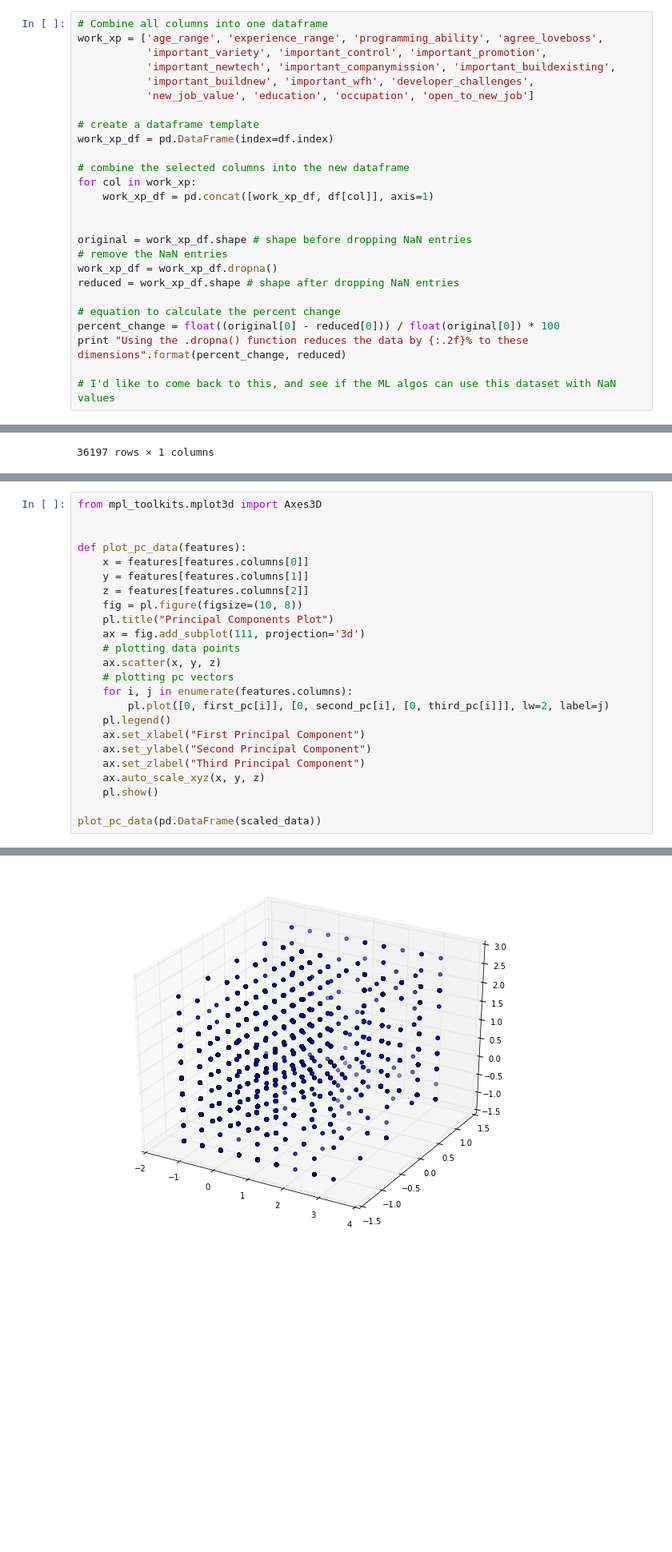
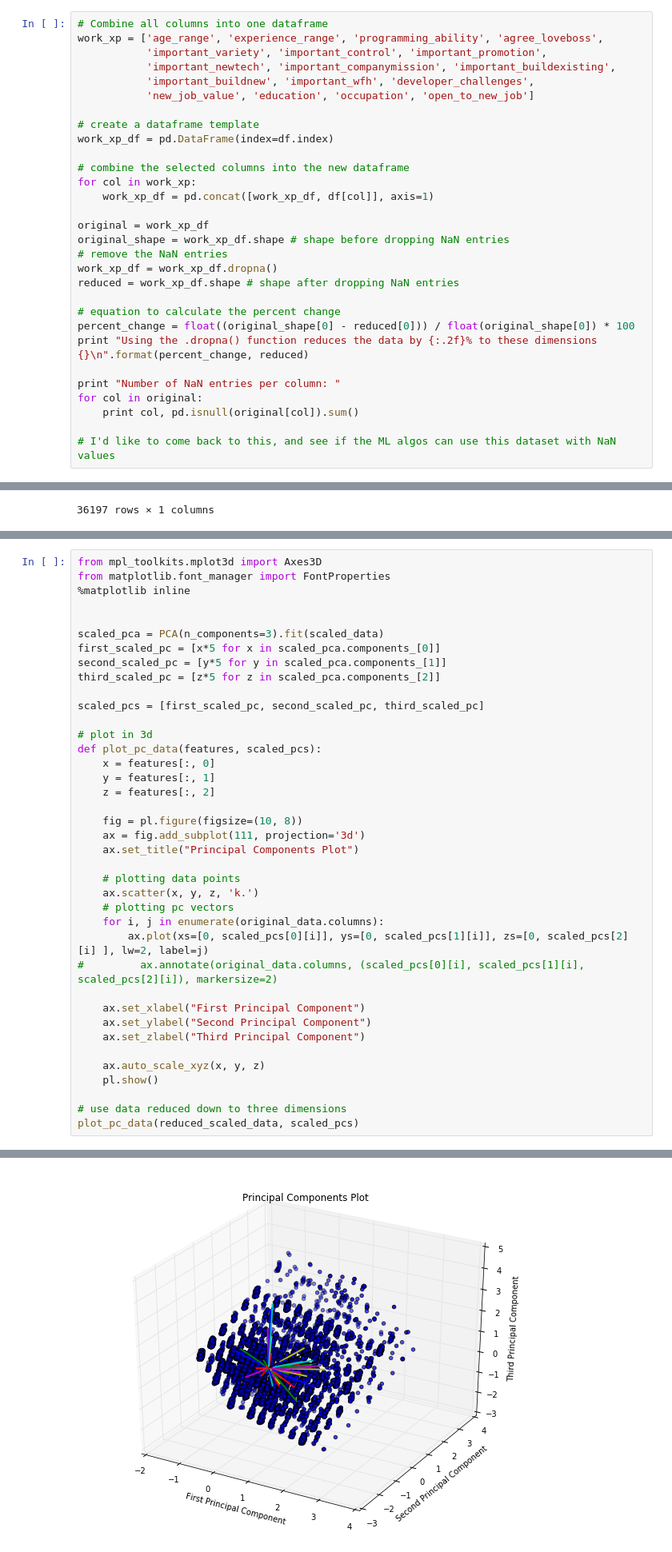
Before and after one commit to jonmhong/Stack_Overflow_Data, a Jupyter notebook: stack_overflow.ipynb, the cells around one changed output, grey strips where cells are left out. Shown at 80% size. Cells and saved outputs as stored; diff of their text form; blank space fills up the shorter version.

```diff
--- a/stack_overflow.ipynb
+++ b/stack_overflow.ipynb
@@ -136,15 +140,19 @@ work_xp_df = pd.DataFrame(index=df.index)
 for col in work_xp:
     work_xp_df = pd.concat([work_xp_df, df[col]], axis=1)
 
-
-original = work_xp_df.shape # shape before dropping NaN entries
+original = work_xp_df
+original_shape = work_xp_df.shape # shape before dropping NaN entries
 # remove the NaN entries
 work_xp_df = work_xp_df.dropna()
 reduced = work_xp_df.shape # shape after dropping NaN entries
 
 # equation to calculate the percent change
-percent_change = float((original[0] - reduced[0])) / float(original[0]) * 100
-print "Using the .dropna() function reduces the data by {:.2f}% to these dimensions".format(percent_change, reduced)
+percent_change = float((original_shape[0] - reduced[0])) / float(original_shape[0]) * 100
+print "Using the .dropna() function reduces the data by {:.2f}% to these dimensions {}\n".format(percent_change, reduced)
+
+print "Number of NaN entries per column: "
+for col in original:
+    print col, pd.isnull(original[col]).sum()
 
 # I'd like to come back to this, and see if the ML algos can use this dataset with NaN values
 # %% [output]
@@ -520,26 +610,41 @@ Third PC: [ 0.51641269 -0.84838716  0.02262768  0.10041607  0.00553479]
 ## Now, I'd like to visualize the reduced data and observe the principal components
 # %%
 from mpl_toolkits.mplot3d import Axes3D
+from matplotlib.font_manager import FontProperties
+%matplotlib inline
 
 
-def plot_pc_data(features):
-    x = features[features.columns[0]]
-    y = features[features.columns[1]]
-    z = features[features.columns[2]]
+scaled_pca = PCA(n_components=3).fit(scaled_data)
+first_scaled_pc = [x*5 for x in scaled_pca.components_[0]]
+second_scaled_pc = [y*5 for y in scaled_pca.components_[1]]
+third_scaled_pc = [z*5 for z in scaled_pca.components_[2]]
+
+scaled_pcs = [first_scaled_pc, second_scaled_pc, third_scaled_pc]
+
+# plot in 3d
+def plot_pc_data(features, scaled_pcs):
+    x = features[:, 0]
+    y = features[:, 1]
+    z = features[:, 2]
+
     fig = pl.figure(figsize=(10, 8))
-    pl.title("Principal Components Plot")
     ax = fig.add_subplot(111, projection='3d')
+    ax.set_title("Principal Components Plot")
+
     # plotting data points
-    ax.scatter(x, y, z)
+    ax.scatter(x, y, z, 'k.')
     # plotting pc vectors
-    for i, j in enumerate(features.columns):
-        pl.plot([0, first_pc[i]], [0, second_pc[i], [0, third_pc[i]]], lw=2, label=j)
-    pl.legend()
+    for i, j in enumerate(original_data.columns):
+        ax.plot(xs=[0, scaled_pcs[0][i]], ys=[0, scaled_pcs[1][i]], zs=[0, scaled_pcs[2][i] ], lw=2, label=j)
+#         ax.annotate(original_data.columns, (scaled_pcs[0][i], scaled_pcs[1][i], scaled_pcs[2][i]), markersize=2)
+
     ax.set_xlabel("First Principal Component")
     ax.set_ylabel("Second Principal Component")
     ax.set_zlabel("Third Principal Component")
+
     ax.auto_scale_xyz(x, y, z)
     pl.show()
 
-plot_pc_data(pd.DataFrame(scaled_data))
+# use data reduced down to three dimensions
+plot_pc_data(reduced_scaled_data, scaled_pcs)
 # %% [output]
@@ -547 +651 @@ ValueError: setting an array element with a sequence.
-[figure, old version]
+[figure, new version]
```
Also changed, not shown: parts of 38 cells of this notebook.
